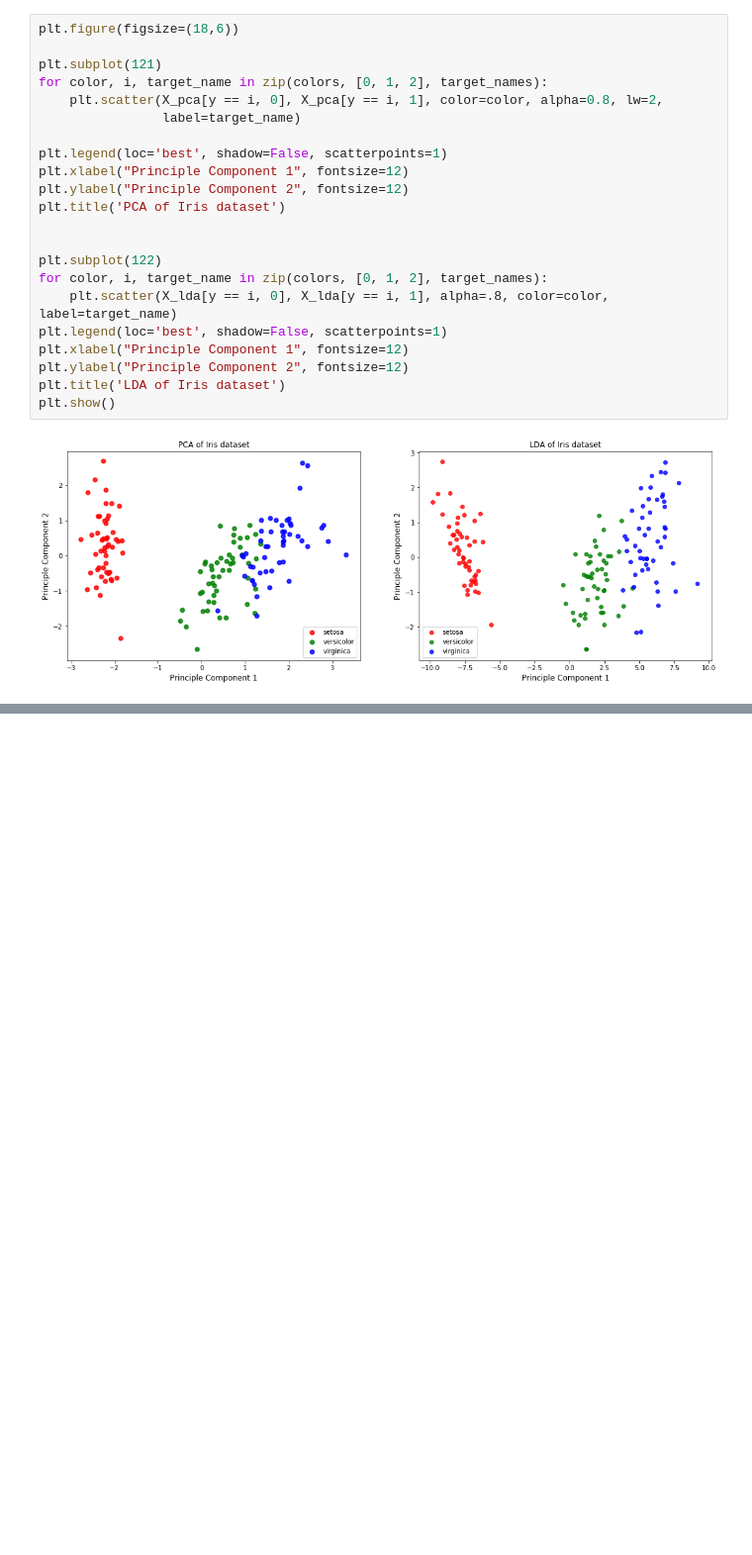
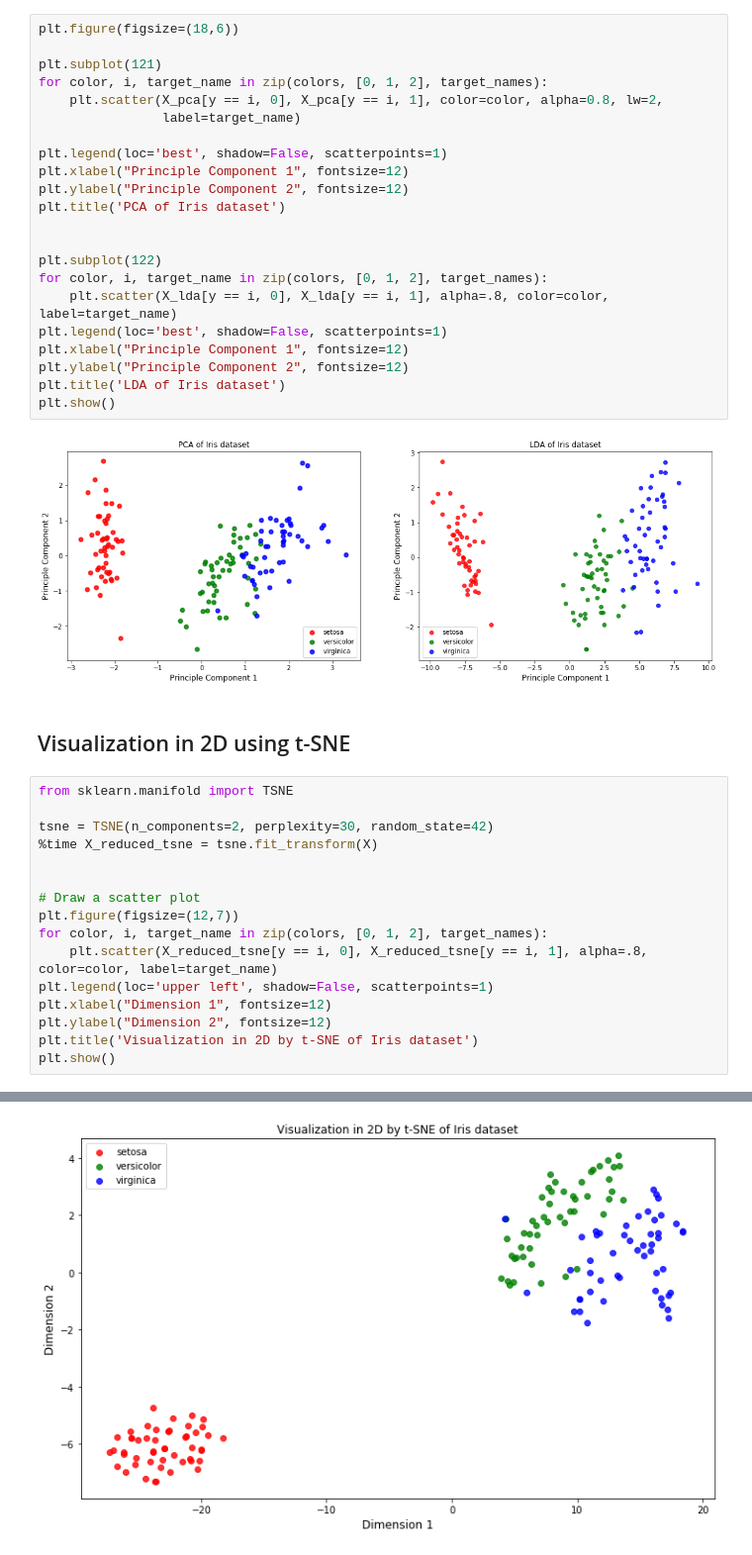
Before and after one commit to rhasanbd/Dimensionality-Reduction-Get-More-From-Less-And-See-the-Unseen, a Jupyter notebook: Dimensionality Reduction-1-Linear Methods.ipynb, the cells around one changed output, grey strips where cells are left out. Shown at 99% size. Cells and saved outputs as stored; diff of their text form; blank space fills up the shorter version.

```diff
--- a/Dimensionality Reduction-1-Linear Methods.ipynb
+++ b/Dimensionality Reduction-1-Linear Methods.ipynb
@@ -459,3 +463,22 @@ plt.title('LDA of Iris dataset')
 plt.show()
 # %% [output]
 [figure]
+# %% [markdown]
+## Visualization in 2D using t-SNE
+# %%
+from sklearn.manifold import TSNE
+
+tsne = TSNE(n_components=2, perplexity=30, random_state=42)
+%time X_reduced_tsne = tsne.fit_transform(X)
+
+
+# Draw a scatter plot
+plt.figure(figsize=(12,7))
+for color, i, target_name in zip(colors, [0, 1, 2], target_names):
+    plt.scatter(X_reduced_tsne[y == i, 0], X_reduced_tsne[y == i, 1], alpha=.8, color=color, label=target_name)
+plt.legend(loc='upper left', shadow=False, scatterpoints=1)
+plt.xlabel("Dimension 1", fontsize=12)
+plt.ylabel("Dimension 2", fontsize=12)
+plt.title('Visualization in 2D by t-SNE of Iris dataset')
+plt.show()
+# %% [output]
@@ -461,0 +487 @@ plt.show()
+[figure, added]
```
Also changed, not shown: parts of 2 cells of this notebook.
